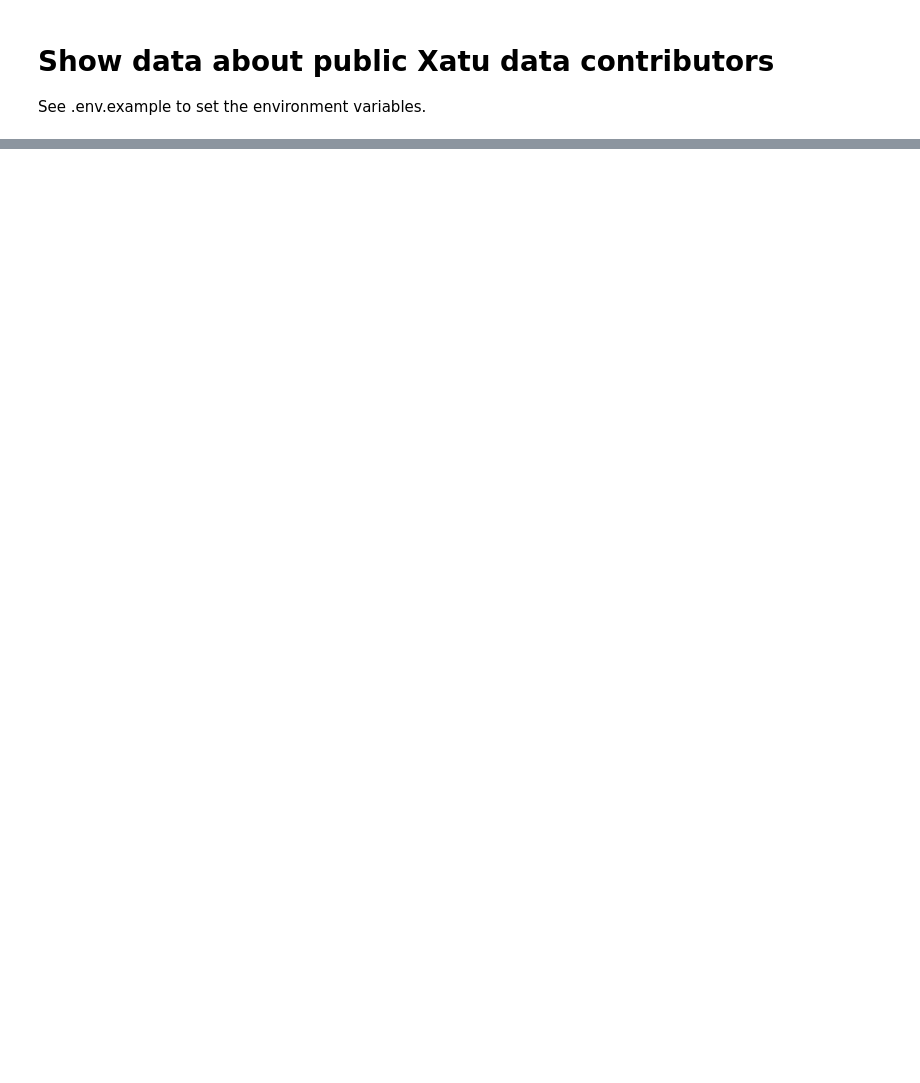
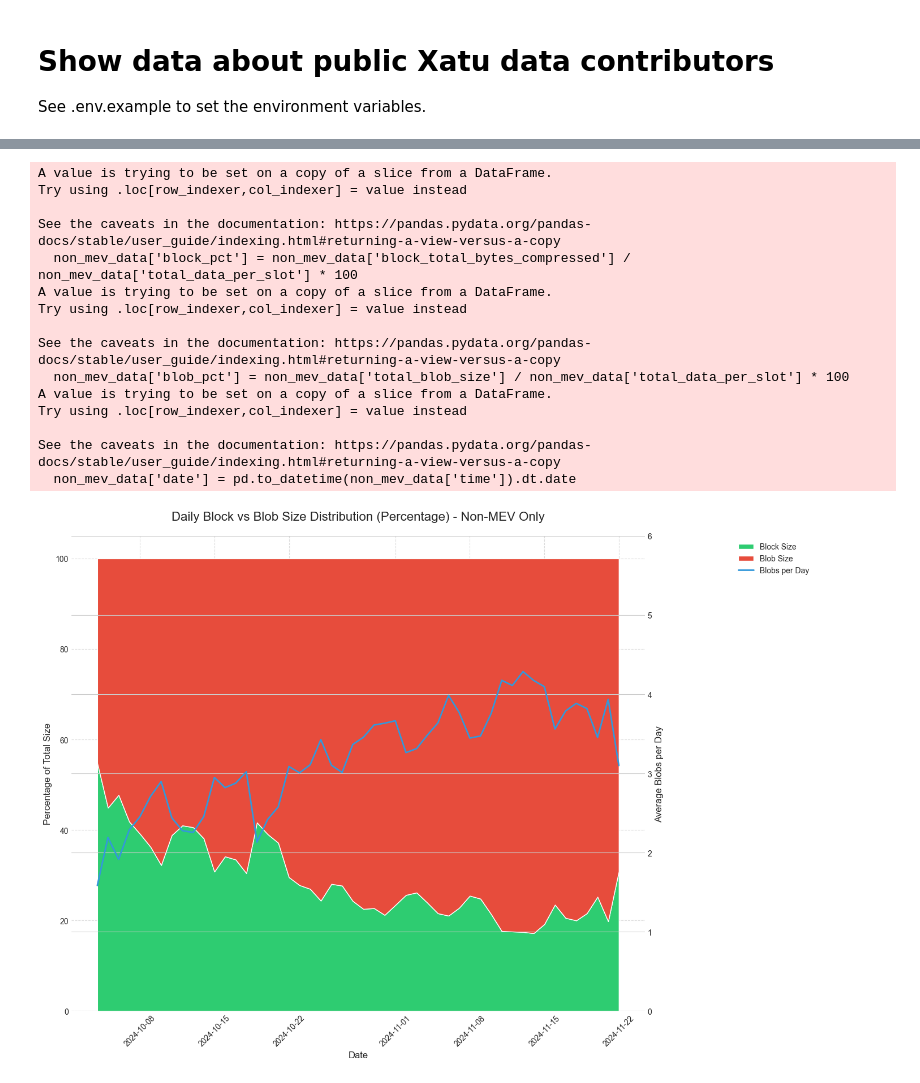
Before and after one commit to ethpandaops/xatu-data, a Jupyter notebook: analysis/public-users/public-users.ipynb, the cells around one changed output, grey strips where cells are left out. Drawn from its saved outputs; the diff is of its cells as text; code cells hidden in the pictures; blank space fills up the shorter version.

```diff
--- a/analysis/public-users/public-users.ipynb
+++ b/analysis/public-users/public-users.ipynb
@@ -670,0 +935,62 @@ plt.show()
+# %%
+# Filter for non-MEV slots
+non_mev_data = combined_data[~combined_data['via_mev']]
+
+# Calculate percentages
+non_mev_data['block_pct'] = non_mev_data['block_total_bytes_compressed'] / non_mev_data['total_data_per_slot'] * 100
+non_mev_data['blob_pct'] = non_mev_data['total_blob_size'] / non_mev_data['total_data_per_slot'] * 100
+
+# Convert time to date
+non_mev_data['date'] = pd.to_datetime(non_mev_data['time']).dt.date
+
+# Calculate daily averages
+daily_block_pct = non_mev_data.groupby('date')['block_pct'].mean()
+daily_blob_pct = non_mev_data.groupby('date')['blob_pct'].mean()
+daily_blobs = non_mev_data.groupby('date')['num_blobs'].mean()
+
+# Create figure with two y-axes
+fig, ax1 = plt.subplots(figsize=(14, 10))
+ax2 = ax1.twinx()
+
+# Plot stacked area on left axis
+ax1.stackplot(daily_block_pct.index,
+              [daily_block_pct.values, daily_blob_pct.values],
+              labels=['Block Size', 'Blob Size'],
+              colors=['#2ecc71', '#e74c3c'])
+
+# Plot blobs per day on right axis
+ax2.plot(daily_blobs.index, daily_blobs.values, color='#3498db', label='Blobs per Day', linewidth=2)
+
+ax1.set_title('Daily Block vs Blob Size Distribution (Percentage) - Non-MEV Only', pad=20, fontsize=16)
+ax1.set_xlabel('Date', fontsize=12)
+ax1.set_ylabel('Percentage of Total Size', fontsize=12)
+ax2.set_ylabel('Average Blobs per Day', fontsize=12)
+ax2.set_ylim(0, 6)  # Set y-axis limits for blobs per day
+
+# Combine legends
+lines1, labels1 = ax1.get_legend_handles_labels()
+lines2, labels2 = ax2.get_legend_handles_labels()
+ax1.legend(lines1 + lines2, labels1 + labels2, bbox_to_anchor=(1.15, 1), loc='upper left')
+
+ax1.grid(True, linestyle='--', alpha=0.7)
+ax1.tick_params(axis='x', rotation=45)
+
+plt.tight_layout()
+plt.show()
+# %% [output]
+A value is trying to be set on a copy of a slice from a DataFrame.
+Try using .loc[row_indexer,col_indexer] = value instead
+
+See the caveats in the documentation: https://pandas.pydata.org/pandas-docs/stable/user_guide/indexing.html#returning-a-view-versus-a-copy
+  non_mev_data['block_pct'] = non_mev_data['block_total_bytes_compressed'] / non_mev_data['total_data_per_slot'] * 100
+A value is trying to be set on a copy of a slice from a DataFrame.
+Try using .loc[row_indexer,col_indexer] = value instead
+
+See the caveats in the documentation: https://pandas.pydata.org/pandas-docs/stable/user_guide/indexing.html#returning-a-view-versus-a-copy
+  non_mev_data['blob_pct'] = non_mev_data['total_blob_size'] / non_mev_data['total_data_per_slot'] * 100
+A value is trying to be set on a copy of a slice from a DataFrame.
+Try using .loc[row_indexer,col_indexer] = value instead
+
+See the caveats in the documentation: https://pandas.pydata.org/pandas-docs/stable/user_guide/indexing.html#returning-a-view-versus-a-copy
+  non_mev_data['date'] = pd.to_datetime(non_mev_data['time']).dt.date
+[figure, added]
```
Also changed, not shown: parts of 35 cells of this notebook.
